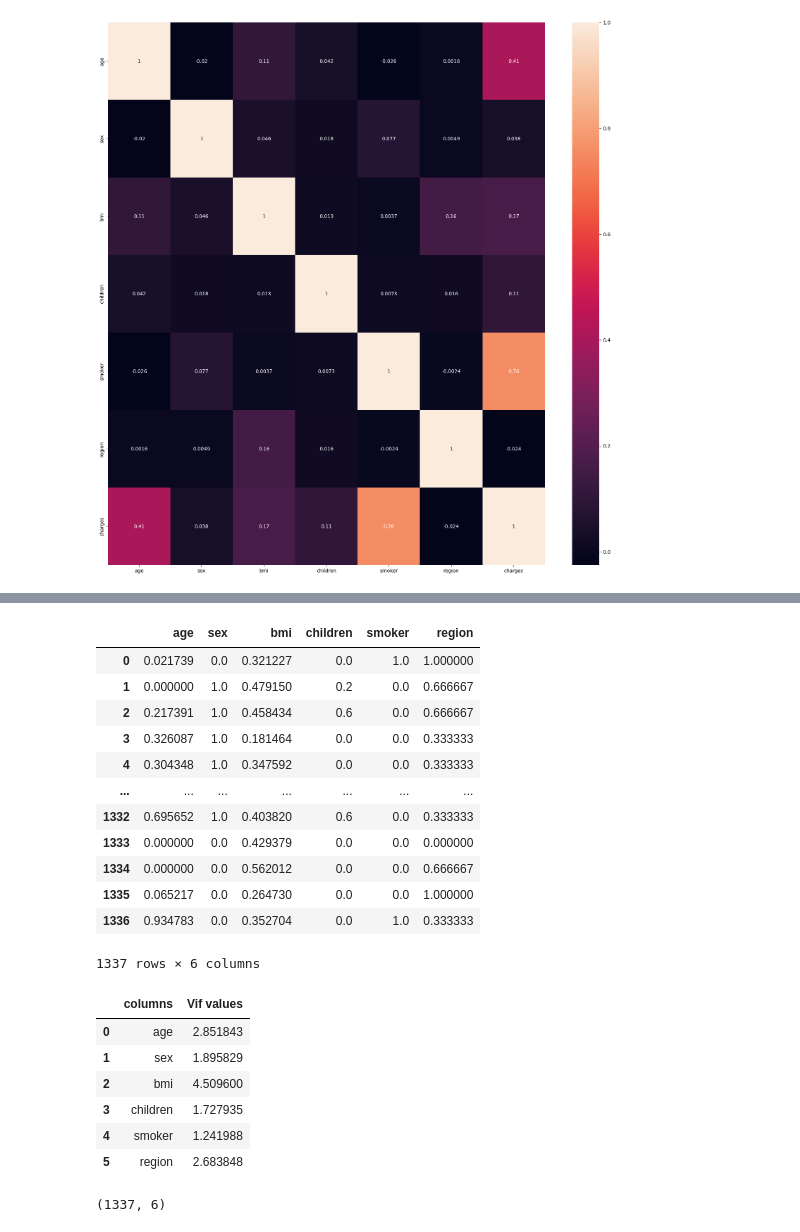
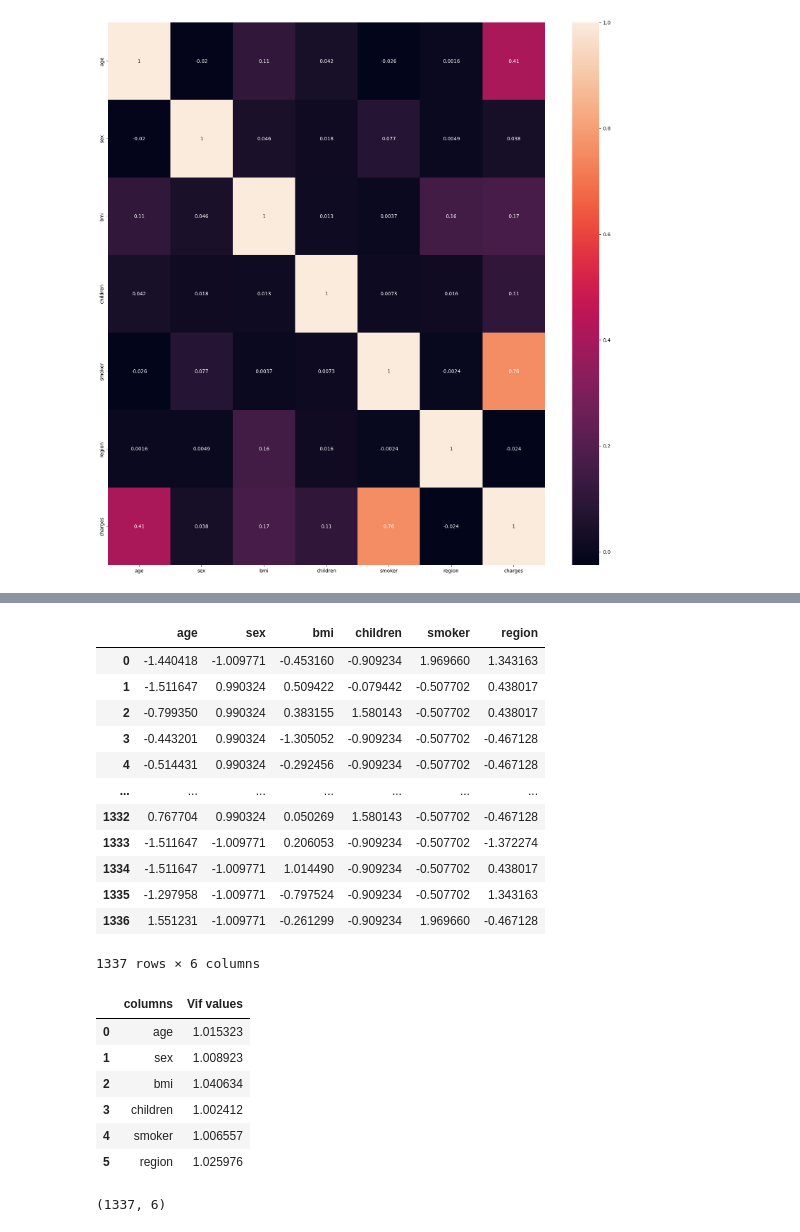
Before and after one commit to samaira-rangnani/FlipRoboassgnments, a Jupyter notebook: file1/Medical_Insurance.ipynb, the cells around one changed output, grey strips where cells are left out. Cells and saved outputs as stored; diff of their text form; code cells hidden in the pictures.

```diff
--- a/file1/Medical_Insurance.ipynb
+++ b/file1/Medical_Insurance.ipynb
@@ -409,25 +420,25 @@ sns.heatmap(cor,annot=True)
 # %%
-x=df.iloc[:,0:-1]
-y=df.iloc[:,-1]
+x=df.drop('charges',axis=1)
+y=df['charges']
 # %%
 #Applying min amx scaler
-from sklearn.preprocessing import MinMaxScaler
-mms=MinMaxScaler()
-x=pd.DataFrame(mms.fit_transform(x),columns=x.columns)
+from sklearn.preprocessing import StandardScaler
+scaler=StandardScaler()
+x=pd.DataFrame(scaler.fit_transform(x),columns=x.columns)
 x
 # %% [output]
 |  | age | sex | bmi | children | smoker | region |
-| 0 | 0.021739 | 0.0 | 0.321227 | 0.0 | 1.0 | 1.000000 |
-| 1 | 0.000000 | 1.0 | 0.479150 | 0.2 | 0.0 | 0.666667 |
-| 2 | 0.217391 | 1.0 | 0.458434 | 0.6 | 0.0 | 0.666667 |
-| 3 | 0.326087 | 1.0 | 0.181464 | 0.0 | 0.0 | 0.333333 |
-| 4 | 0.304348 | 1.0 | 0.347592 | 0.0 | 0.0 | 0.333333 |
+| 0 | -1.440418 | -1.009771 | -0.453160 | -0.909234 | 1.969660 | 1.343163 |
+| 1 | -1.511647 | 0.990324 | 0.509422 | -0.079442 | -0.507702 | 0.438017 |
+| 2 | -0.799350 | 0.990324 | 0.383155 | 1.580143 | -0.507702 | 0.438017 |
+| 3 | -0.443201 | 0.990324 | -1.305052 | -0.909234 | -0.507702 | -0.467128 |
+| 4 | -0.514431 | 0.990324 | -0.292456 | -0.909234 | -0.507702 | -0.467128 |
 | ... | ... | ... | ... | ... | ... | ... |
-| 1332 | 0.695652 | 1.0 | 0.403820 | 0.6 | 0.0 | 0.333333 |
-| 1333 | 0.000000 | 0.0 | 0.429379 | 0.0 | 0.0 | 0.000000 |
-| 1334 | 0.000000 | 0.0 | 0.562012 | 0.0 | 0.0 | 0.666667 |
-| 1335 | 0.065217 | 0.0 | 0.264730 | 0.0 | 0.0 | 1.000000 |
-| 1336 | 0.934783 | 0.0 | 0.352704 | 0.0 | 1.0 | 0.333333 |
+| 1332 | 0.767704 | 0.990324 | 0.050269 | 1.580143 | -0.507702 | -0.467128 |
+| 1333 | -1.511647 | -1.009771 | 0.206053 | -0.909234 | -0.507702 | -1.372274 |
+| 1334 | -1.511647 | -1.009771 | 1.014490 | -0.909234 | -0.507702 | 0.438017 |
+| 1335 | -1.297958 | -1.009771 | -0.797524 | -0.909234 | -0.507702 | 1.343163 |
+| 1336 | 1.551231 | -1.009771 | -0.261299 | -0.909234 | 1.969660 | -0.467128 |
 1337 rows × 6 columns
 # %%
 ##checking for Multicollinearity in dS using VIF values
@@ -440,10 +451,10 @@ vif['Vif values']=[vi(x.values,i) for i in range(len(x.columns))]
 vif
 # %% [output]
 |  | columns | Vif values |
-| 0 | age | 2.851843 |
-| 1 | sex | 1.895829 |
-| 2 | bmi | 4.509600 |
-| 3 | children | 1.727935 |
-| 4 | smoker | 1.241988 |
-| 5 | region | 2.683848 |
+| 0 | age | 1.015323 |
+| 1 | sex | 1.008923 |
+| 2 | bmi | 1.040634 |
+| 3 | children | 1.002412 |
+| 4 | smoker | 1.006557 |
+| 5 | region | 1.025976 |
 # %%
```
Also changed, not shown: parts of 29 cells of this notebook.
